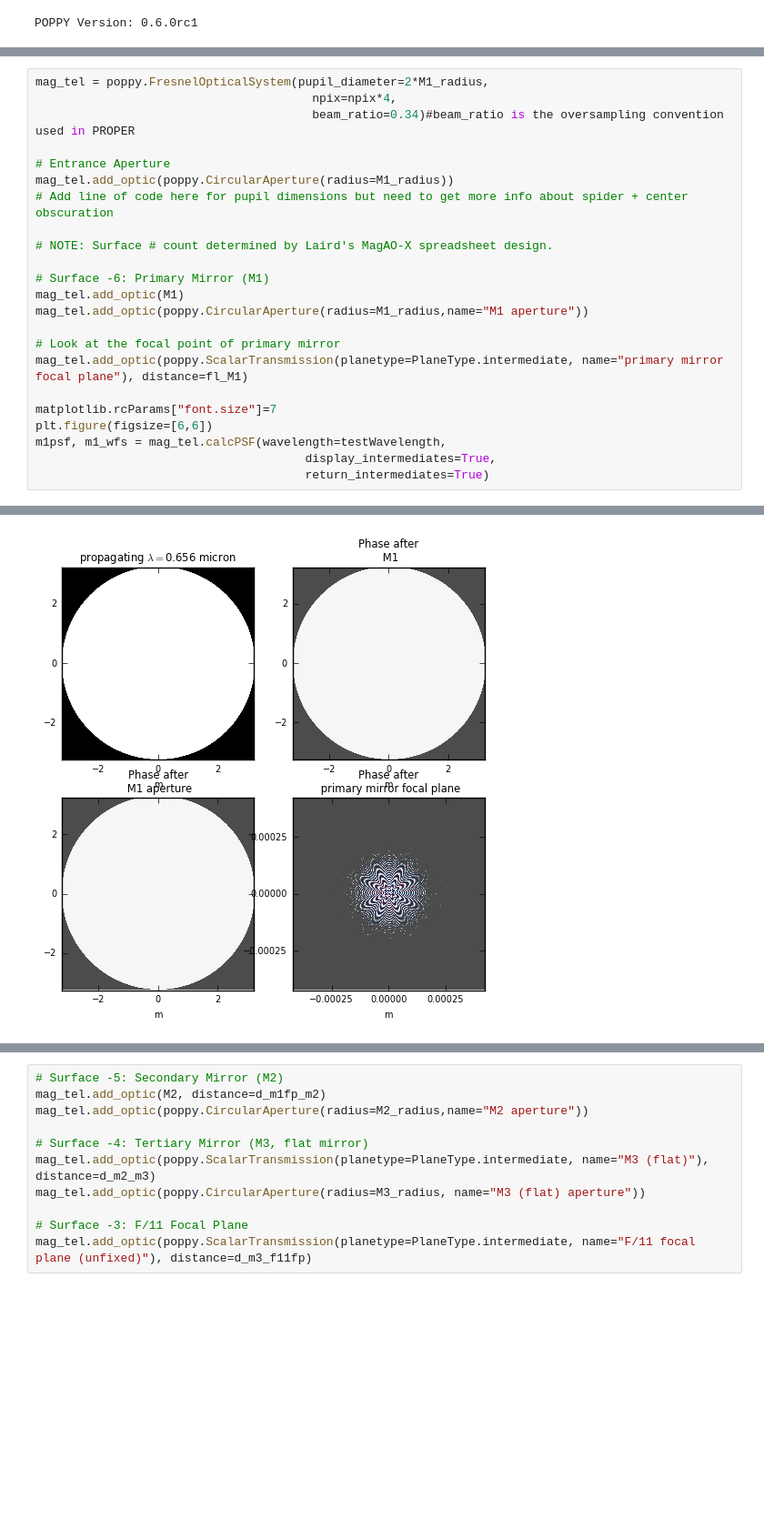
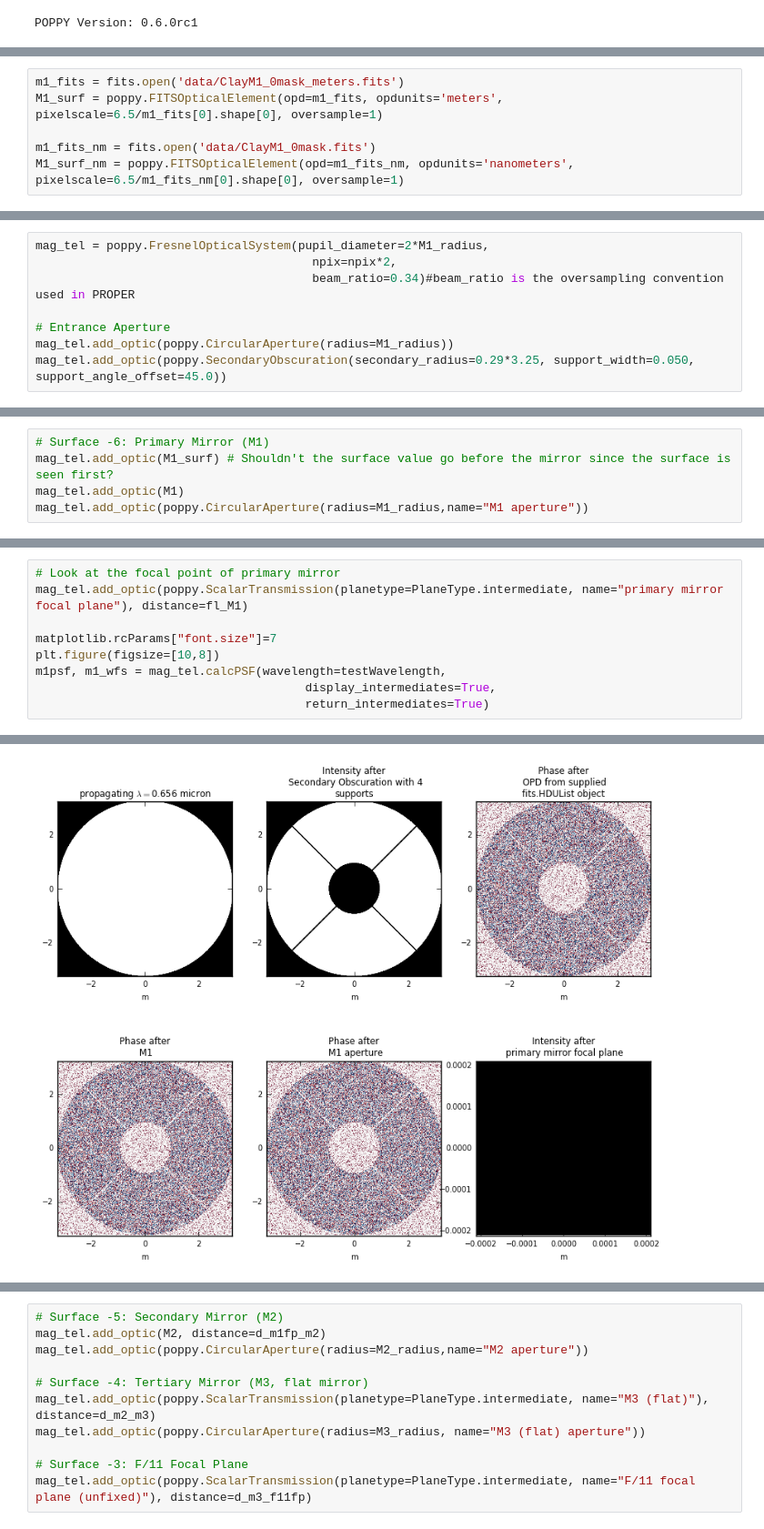
Before and after one commit to magao-x/magaox_poppy, a Jupyter notebook: mag_telescope.ipynb, the cells around one changed output, grey strips where cells are left out. Shown at 91% size. Cells and saved outputs as stored; diff of their text form; blank space fills up the shorter version.

Commit message:
Attempting to add Clay primary mirror surface, troubleshooting

```diff
--- a/mag_telescope.ipynb
+++ b/mag_telescope.ipynb
@@ -53,2 +55,8 @@ M2 = poppy.QuadraticLens(fl_M2, name='M2')
+# %%
+m1_fits = fits.open('data/ClayM1_0mask_meters.fits')
+M1_surf = poppy.FITSOpticalElement(opd=m1_fits, opdunits='meters', pixelscale=6.5/m1_fits[0].shape[0], oversample=1)
+
+m1_fits_nm = fits.open('data/ClayM1_0mask.fits')
+M1_surf_nm = poppy.FITSOpticalElement(opd=m1_fits_nm, opdunits='nanometers', pixelscale=6.5/m1_fits_nm[0].shape[0], oversample=1)
 # %% [markdown]
 ## Begin Magellan Telescope build
@@ -55,2 +64,10 @@ M2 = poppy.QuadraticLens(fl_M2, name='M2')
 
 ### Check Focal plane PSF of primary mirror
+# %%
+mag_tel = poppy.FresnelOpticalSystem(pupil_diameter=2*M1_radius,
+                                       npix=npix*2,
+                                       beam_ratio=0.34)#beam_ratio is the oversampling convention used in PROPER
+
+# Entrance Aperture
+mag_tel.add_optic(poppy.CircularAperture(radius=M1_radius))
+mag_tel.add_optic(poppy.SecondaryObscuration(secondary_radius=0.29*3.25, support_width=0.050, support_angle_offset=45.0))
@@ -56,0 +79,5 @@ M2 = poppy.QuadraticLens(fl_M2, name='M2')
+# %%
+# Surface -6: Primary Mirror (M1)
+mag_tel.add_optic(M1_surf) # Shouldn't the surface value go before the mirror since the surface is seen first?
+mag_tel.add_optic(M1)
+mag_tel.add_optic(poppy.CircularAperture(radius=M1_radius,name="M1 aperture"))
@@ -57,23 +88,9 @@ M2 = poppy.QuadraticLens(fl_M2, name='M2')
 # %%
-mag_tel = poppy.FresnelOpticalSystem(pupil_diameter=2*M1_radius,
-                                       npix=npix*4,
-                                       beam_ratio=0.34)#beam_ratio is the oversampling convention used in PROPER
-
-# Entrance Aperture
-mag_tel.add_optic(poppy.CircularAperture(radius=M1_radius))
-# Add line of code here for pupil dimensions but need to get more info about spider + center obscuration
-
-# NOTE: Surface # count determined by Laird's MagAO-X spreadsheet design.
-
-# Surface -6: Primary Mirror (M1)
-mag_tel.add_optic(M1)
-mag_tel.add_optic(poppy.CircularAperture(radius=M1_radius,name="M1 aperture"))
-
 # Look at the focal point of primary mirror
 mag_tel.add_optic(poppy.ScalarTransmission(planetype=PlaneType.intermediate, name="primary mirror focal plane"), distance=fl_M1)
 
 matplotlib.rcParams["font.size"]=7
-plt.figure(figsize=[6,6])
+plt.figure(figsize=[10,8])
 m1psf, m1_wfs = mag_tel.calcPSF(wavelength=testWavelength,
                                       display_intermediates=True,
                                       return_intermediates=True)
@@ -81 +99 @@ m1psf, m1_wfs = mag_tel.calcPSF(wavelength=testWavelength,
-[figure, old version]
+[figure, new version]
```
Also changed, not shown: parts of 15 cells of this notebook.
